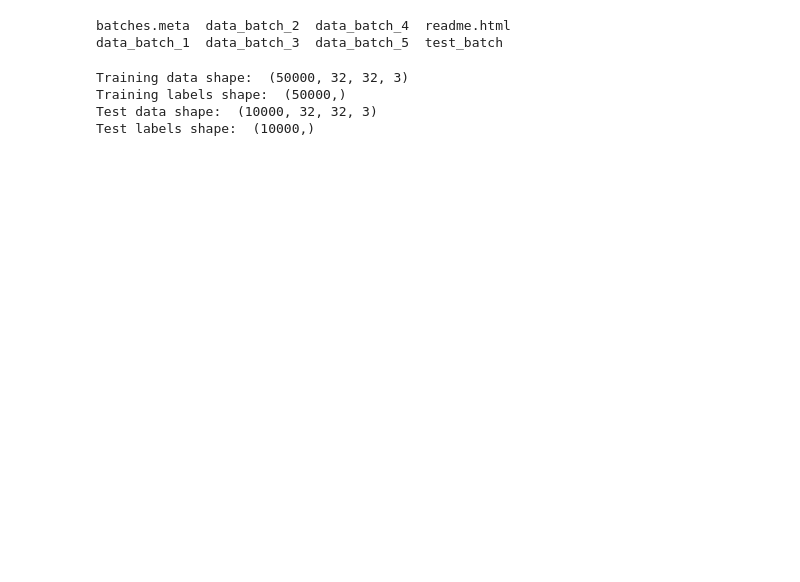
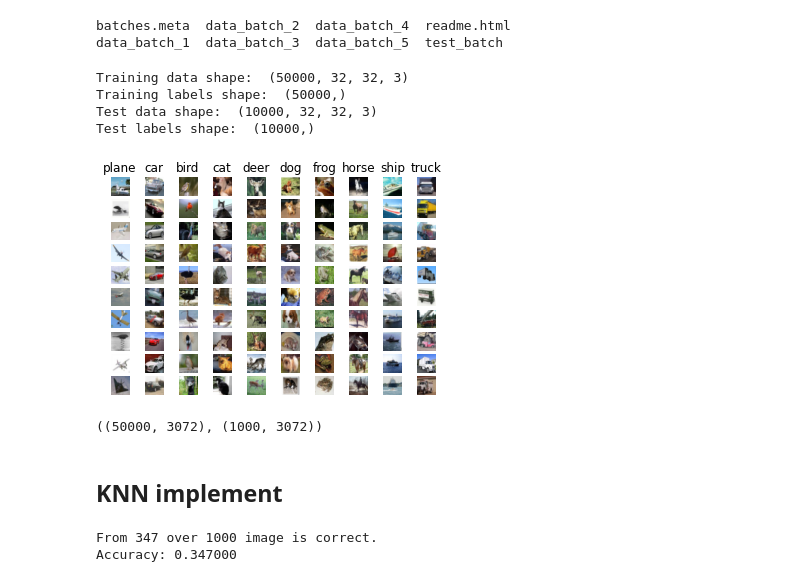
Before and after one commit to sadhiin/cvpr-spring-2023, a Jupyter notebook: Assignment-1/cvpr-assignment-1.ipynb, the cells around one changed output. Saved outputs shown, nothing was run; the diff lists cells and outputs as text; code cells hidden in the pictures; blank space fills up the shorter version.

Commit message:
Updated the KNN for image classifier

```diff
--- a/Assignment-1/cvpr-assignment-1.ipynb
+++ b/Assignment-1/cvpr-assignment-1.ipynb
@@ -166,0 +203,23 @@ num_sample = 10
+# %%
+# smaple data checking
+
+def visualizSampleData(classess: list, number: int )->None:
+    samples = number
+    for lbl, cls in enumerate(classess):
+        idxs = np.flatnonzero(y_train == lbl)
+        idxs = np.random.choice(idxs, samples, replace = False)
+
+        for i, j in enumerate(idxs):
+            plt_idx = i * len(classess) + lbl + 1
+            plt.subplot(samples, len(classess), plt_idx)
+            plt.imshow(X_train[j].astype('uint8'))
+            plt.axis('off')
+
+            if i == 0:
+                plt.title(cls)
+
+    plt.show()
+# %%
+visualizSampleData(classes, number = 10)
+# %% [output]
+[figure, added]
@@ -166,0 +235,11 @@ num_sample = 10
+# %%
+# Changing the shape of the data
+
+X_train = X_train.reshape(X_train.shape[0], -1)
+X_test = X_test.reshape(X_test.shape[0], -1)
+
+X_train.shape, X_test.shape
+# %% [output]
+((50000, 3072), (1000, 3072))
+# %% [markdown]
+## KNN implement
@@ -166,0 +256,12 @@ num_sample = 10
+# %%
+classifier = KNN_image_classifier()
+classifier.fit(X_train, y_train)
+
+distance = classifier.claculate_distance(X_test)
+
+correct, accuracy = gerResult(classifier, distance, X_test.shape[0], k=5)
+
+print('From %d over %d image is correct.\nAccuracy: %f' % (correct, X_test.shape[0], accuracy))
+# %% [output]
+From 347 over 1000 image is correct.
+Accuracy: 0.347000
```
Also changed, not shown: parts of 21 cells of this notebook.
